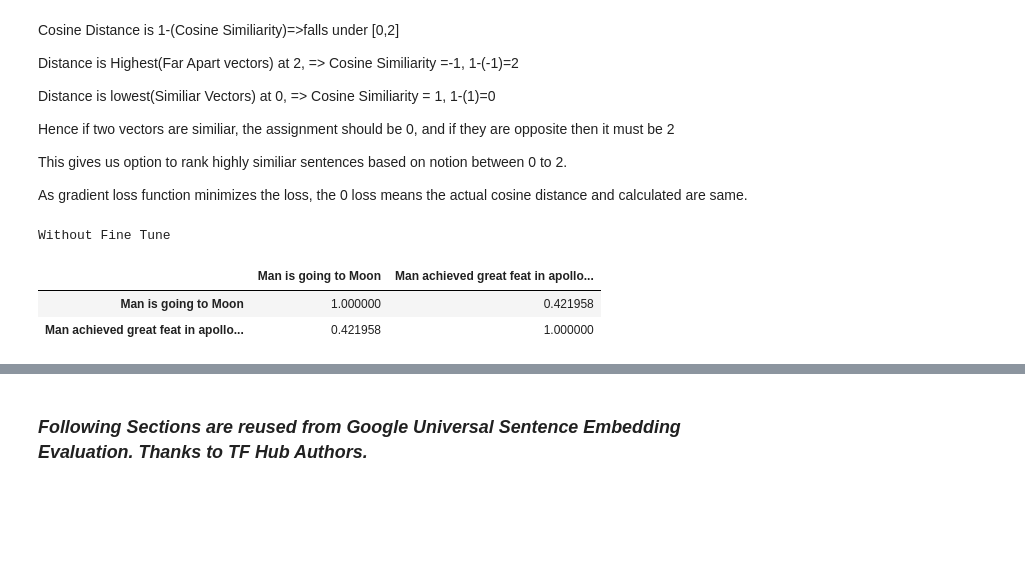
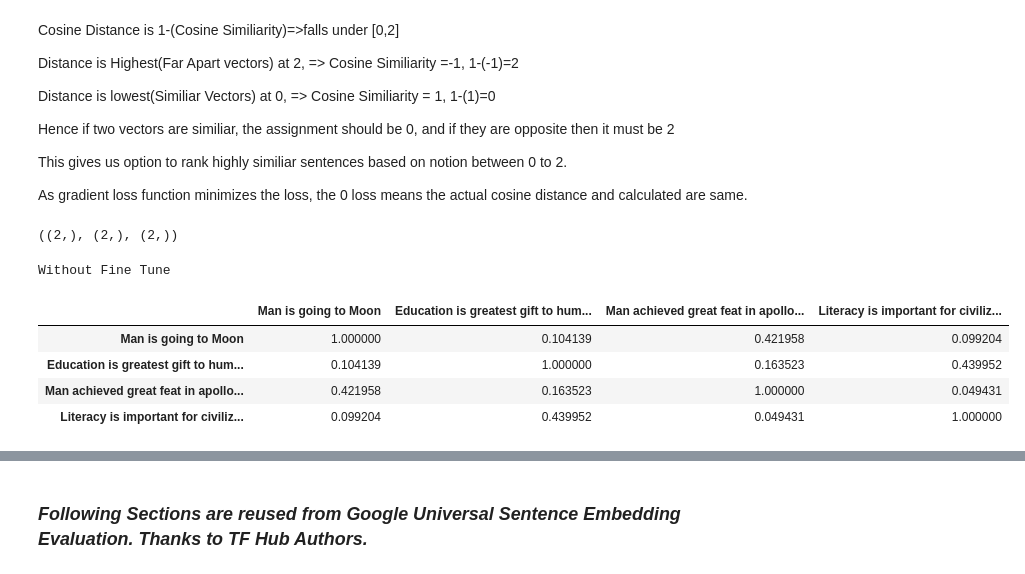
Before and after one commit to meethariprasad/research_works, a Jupyter notebook: Siamese_TF_Cosine_Distance_Fine_Tune.ipynb, the cells around one changed output, grey strips where cells are left out. Drawn from its saved outputs; the diff is of its cells as text; code cells hidden in the pictures; blank space fills up the shorter version.

```diff
--- a/Siamese_TF_Cosine_Distance_Fine_Tune.ipynb
+++ b/Siamese_TF_Cosine_Distance_Fine_Tune.ipynb
@@ -95,13 +95,21 @@ As gradient loss function minimizes the loss, the 0 loss means the actual cosine
 # %%
 #Inputs
 import numpy as np
-text_list=["Man is going to Moon","Man achieved great feat in apollo mission"]
+text_list=[["Man is going to Moon","Education is greatest gift to humanity"],
+           ["Man achieved great feat in apollo mission","Literacy is important for civilization"]]
 
 #Model Input Preperation as Numpy array
-left_inputs=np.asarray([text_list[0]])
-right_inputs=np.asarray([text_list[1]])
+left_inputs=np.asarray(text_list[0])
+right_inputs=np.asarray(text_list[1])
 #0 if we inputs are semantically similiar, 2 if not. Anything inbetween 0=2 represent partial similiarity
-similiarity=np.asarray([0])
+similiarity=np.asarray([0,0])
+
+left_inputs=left_inputs.reshape(left_inputs.shape[0],)
+right_inputs=right_inputs.reshape(right_inputs.shape[0],)
+
+left_inputs.shape,right_inputs.shape,similiarity.shape
+# %% [output]
+((2,), (2,), (2,))
 # %%
 def get_similiarity(target_text_embed,text_to_compare_embed):
     from sklearn.metrics.pairwise import cosine_similarity
@@ -111,29 +119,32 @@ def get_similiarity(target_text_embed,text_to_compare_embed):
 # %%
 #Without fine tune: Similiarity
 ########################################
 import tensorflow_hub as hub
 import tensorflow as tf
 embed = hub.load(huburl)
 
+text_list=sum(text_list, [])
 embeddings = embed(text_list)
 
 embed_target=embeddings.numpy()
 import pandas as pd
 doc_embed_global = pd.DataFrame(data=embed_target)
 doc_embed_global.index=text_list
 ########################################
 global_similiarity=get_similiarity(doc_embed_global,doc_embed_global)
 # np.fill_diagonal(sim.values, 0)
 global_similiarity.index=text_list
 global_similiarity.columns=text_list
 
 print ("Without Fine Tune")
 global_similiarity
 # %% [output]
 Without Fine Tune
-|  | Man is going to Moon | Man achieved great feat in apollo... |
-| Man is going to Moon | 1.000000 | 0.421958 |
-| Man achieved great feat in apollo... | 0.421958 | 1.000000 |
+|  | Man is going to Moon | Education is greatest gift to hum... | Man achieved great feat in apollo... | Literacy is important for civiliz... |
+| Man is going to Moon | 1.000000 | 0.104139 | 0.421958 | 0.099204 |
+| Education is greatest gift to hum... | 0.104139 | 1.000000 | 0.163523 | 0.439952 |
+| Man achieved great feat in apollo... | 0.421958 | 0.163523 | 1.000000 | 0.049431 |
+| Literacy is important for civiliz... | 0.099204 | 0.439952 | 0.049431 | 1.000000 |
 # %%
 #Model Fit
 from keras.callbacks import Callback
```
Also changed, not shown: parts of 6 cells of this notebook.
